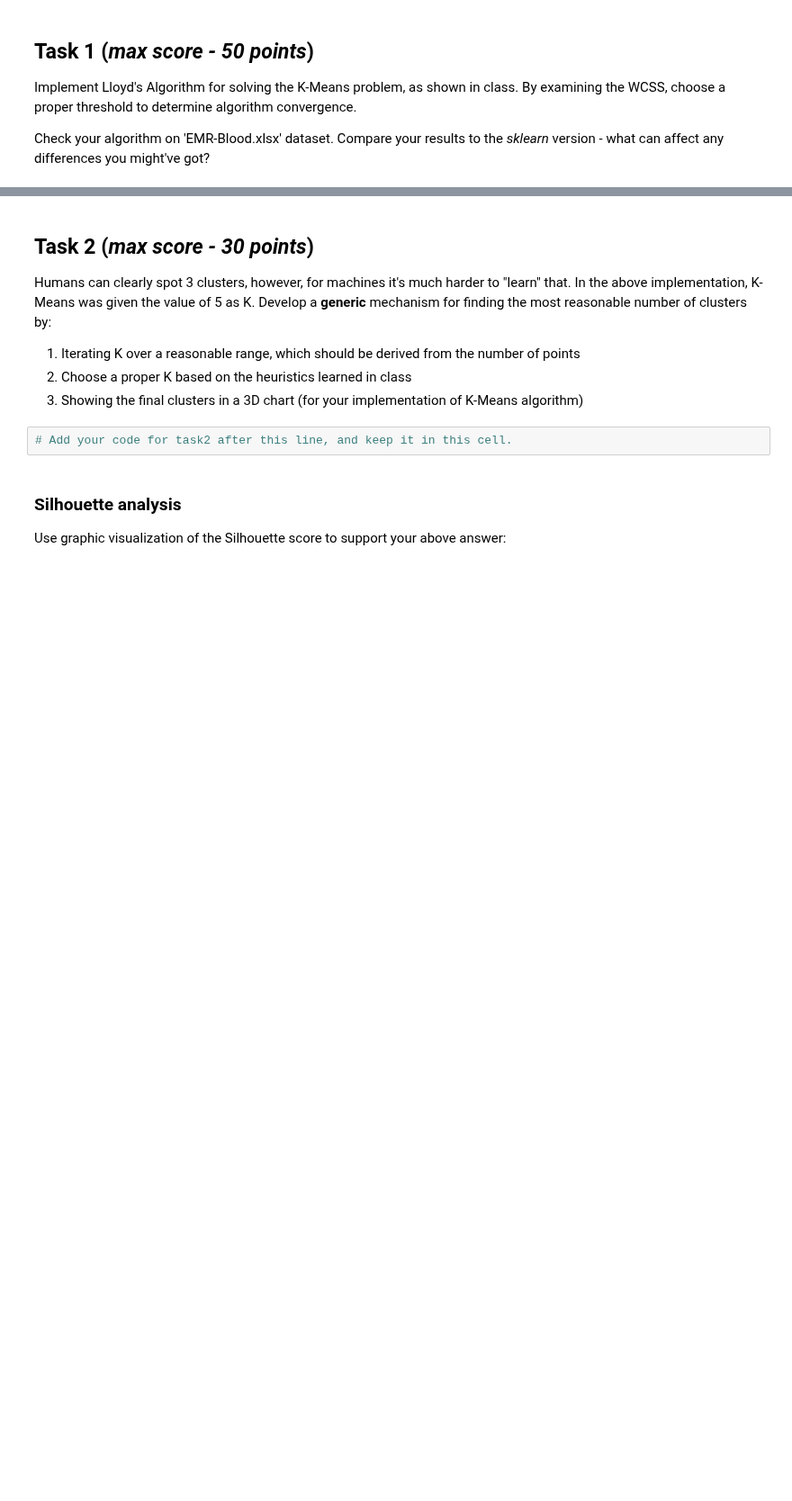
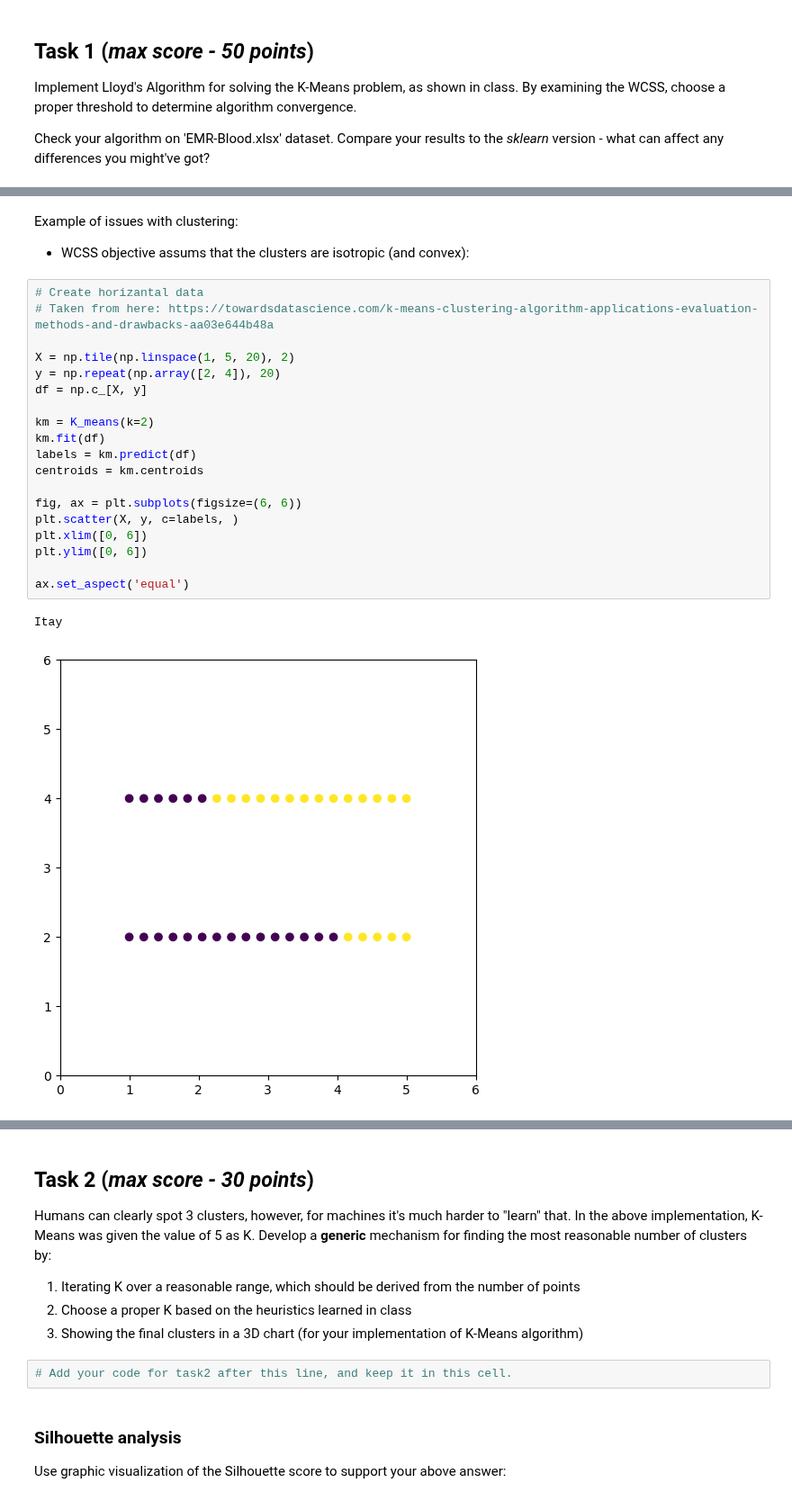
Before and after one commit to tryko/y_data_Itay_asaf_, a Jupyter notebook: Unsupervised_Learning/week_1/HW1_Clustering_Itay.ipynb, the cells around one changed output, grey strips where cells are left out. Shown at 90% size. Drawn from its saved outputs; the diff is of its cells as text; blank space fills up the shorter version.

Commit message:
added some plotting examples

```diff
--- a/Unsupervised_Learning/week_1/HW1_Clustering_Itay.ipynb
+++ b/Unsupervised_Learning/week_1/HW1_Clustering_Itay.ipynb
@@ -273,0 +176,27 @@ Asaf
+# %% [markdown]
+Example of issues with clustering:
+
+* WCSS objective assums that the
+clusters are isotropic (and convex):
+# %%
+# Create horizantal data
+# Taken from here: https://towardsdatascience.com/k-means-clustering-algorithm-applications-evaluation-methods-and-drawbacks-aa03e644b48a
+
+X = np.tile(np.linspace(1, 5, 20), 2)
+y = np.repeat(np.array([2, 4]), 20)
+df = np.c_[X, y]
+
+km = K_means(k=2)
+km.fit(df)
+labels = km.predict(df)
+centroids = km.centroids
+
+fig, ax = plt.subplots(figsize=(6, 6))
+plt.scatter(X, y, c=labels, )
+plt.xlim([0, 6])
+plt.ylim([0, 6])
+
+ax.set_aspect('equal')
+# %% [output]
+Itay
+[figure, added]
```
Also changed, not shown: parts of 7 cells of this notebook, 1 other file.
